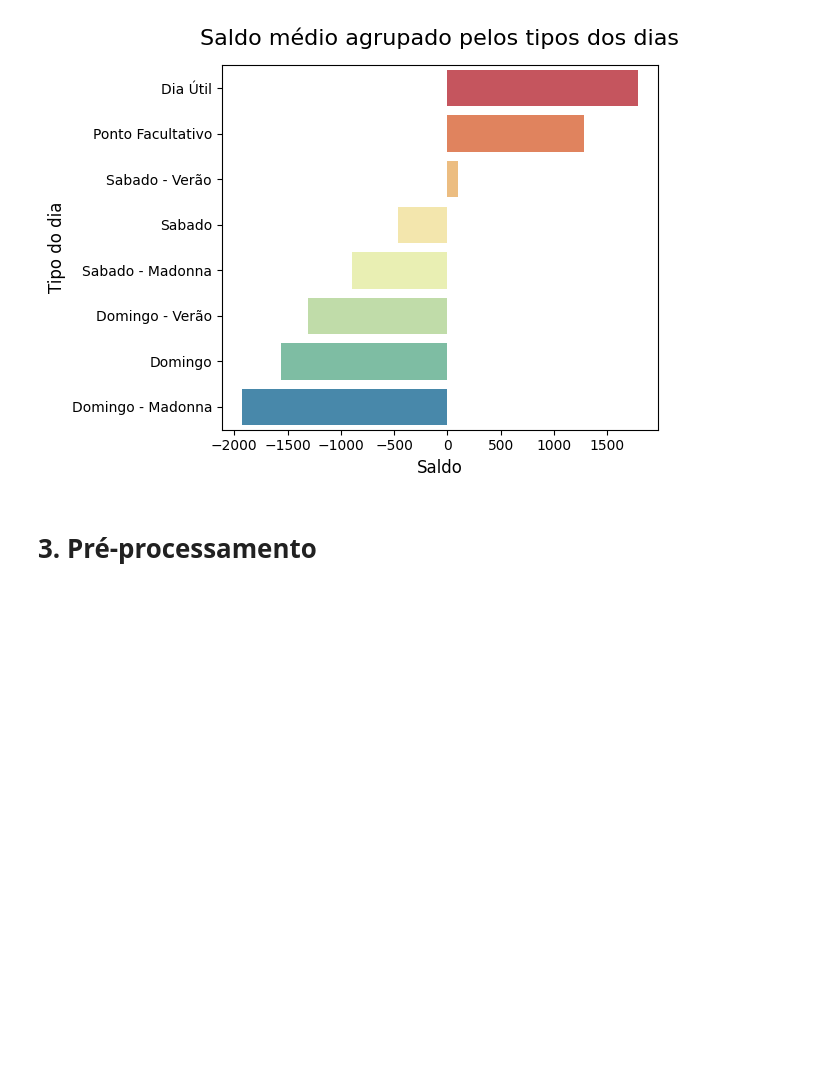
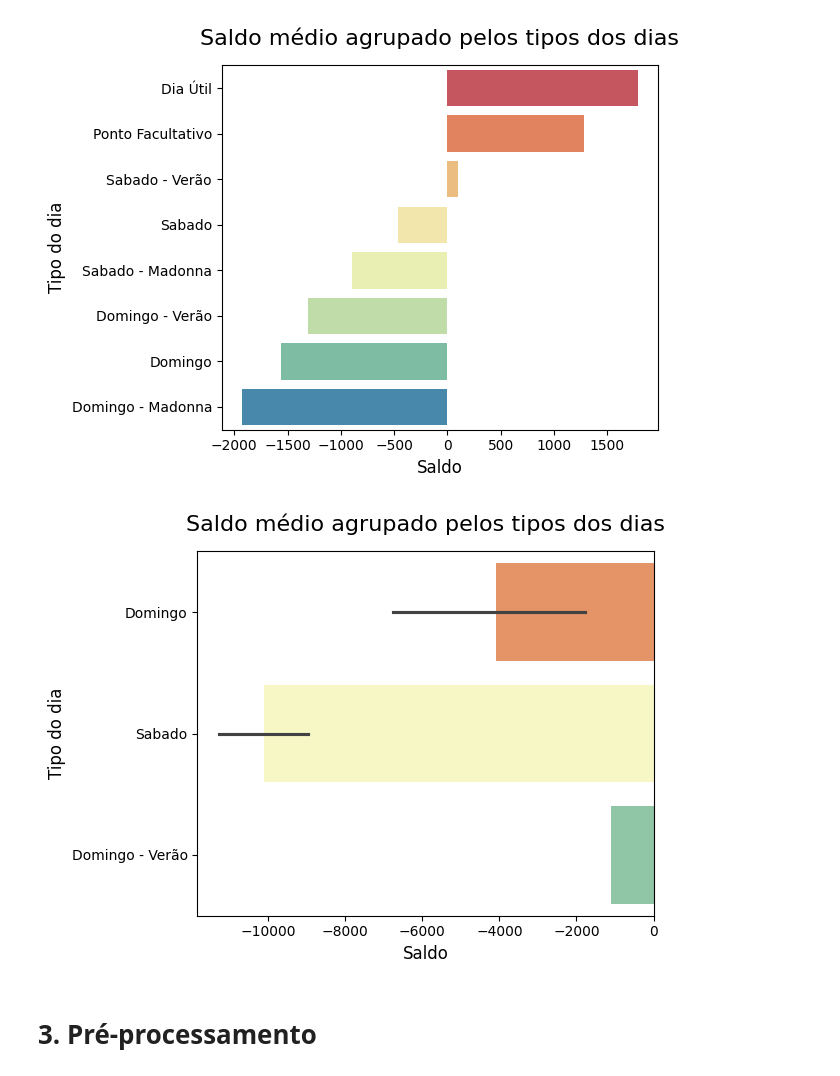
Before and after one commit to AntonioNazar/PS-2026.1, a Jupyter notebook: analise_faturamento_km.ipynb, the cells around one changed output. Cells and saved outputs as stored; diff of their text form; code cells hidden in the pictures; blank space fills up the shorter version.

```diff
--- a/analise_faturamento_km.ipynb
+++ b/analise_faturamento_km.ipynb
@@ -393,6 +393,24 @@ plt.tight_layout()
 plt.show()
 # %% [output]
 [figure]
+# %%
+
+ax = sns.barplot(
+    data=df_final.nlargest(10, 'perc_km_planejada'),
+    x="saldo",
+    y="tipo_dia",
+    palette = 'Spectral',
+    hue="tipo_dia"
+)
+
+plt.title("Saldo médio agrupado pelos tipos dos dias", fontsize=16, pad=15)
+plt.xlabel("Saldo", fontsize=12)
+plt.ylabel("Tipo do dia", fontsize=12)
+
+plt.tight_layout()
+plt.show()
+# %% [output]
+[figure, added]
 # %% [markdown]
 # 3. Pré-processamento
 # %%
```
Also changed, not shown: parts of 14 cells of this notebook.
